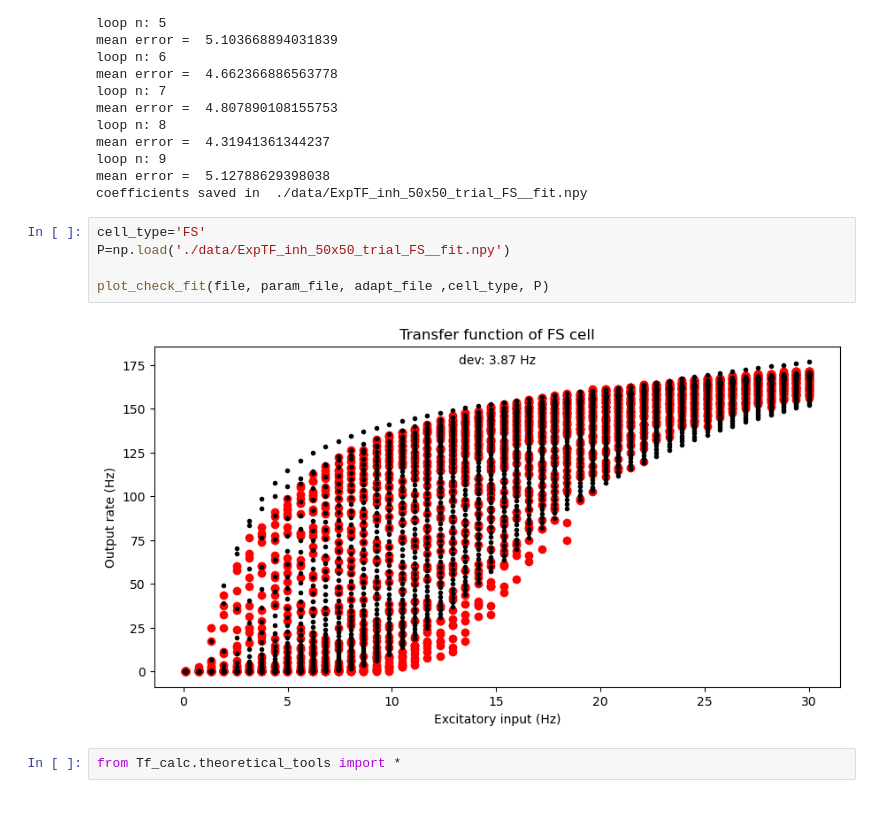
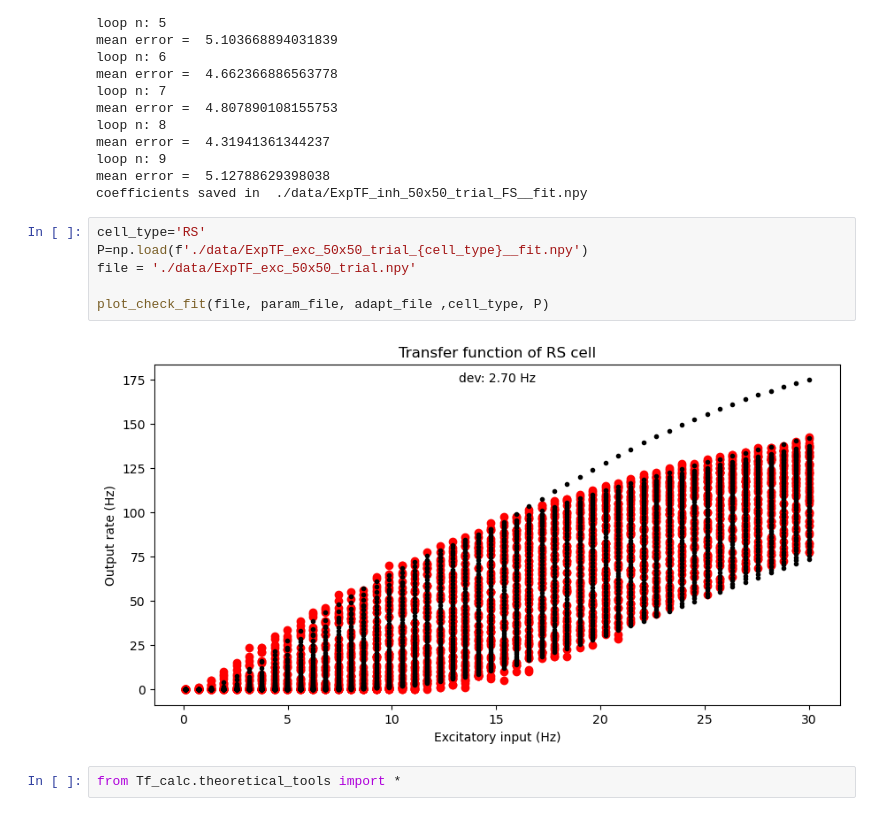
Before and after one commit to mariasacha/paper_pipeline_hub, a Jupyter notebook: whole_pipeline.ipynb, the cells around one changed output. Cells and saved outputs as stored; diff of their text form.

```diff
--- a/whole_pipeline.ipynb
+++ b/whole_pipeline.ipynb
@@ -227,12 +240,13 @@ loop n: 9
 mean error =  5.12788629398038
 coefficients saved in  ./data/ExpTF_inh_50x50_trial_FS__fit.npy
 # %%
-cell_type='FS'
-P=np.load('./data/ExpTF_inh_50x50_trial_FS__fit.npy')
+cell_type='RS'
+P=np.load(f'./data/ExpTF_exc_50x50_trial_{cell_type}__fit.npy')
+file = './data/ExpTF_exc_50x50_trial.npy'
 
 plot_check_fit(file, param_file, adapt_file ,cell_type, P)
 # %% [output]
-[figure, old version]
+[figure, new version]
 # %%
 from Tf_calc.theoretical_tools import *
 # %%
```
Also changed, not shown: parts of 6 cells of this notebook, 5 other files.
